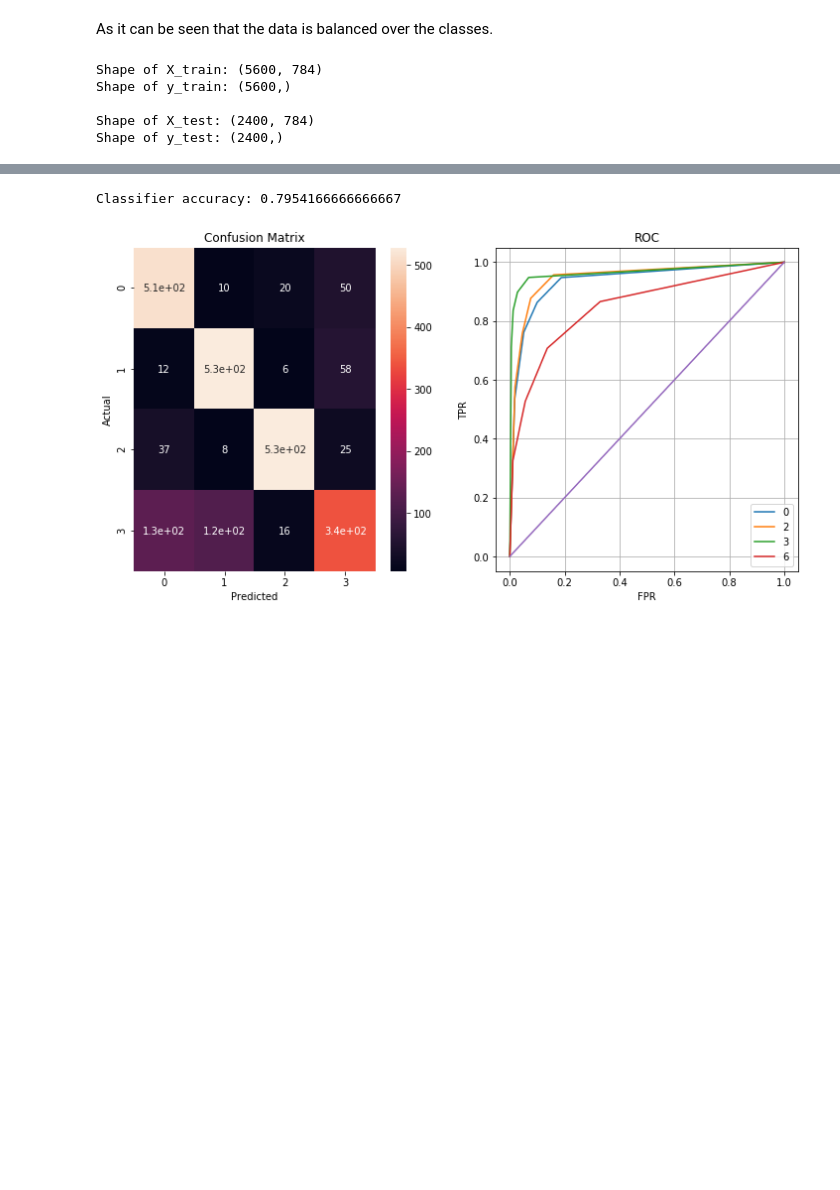
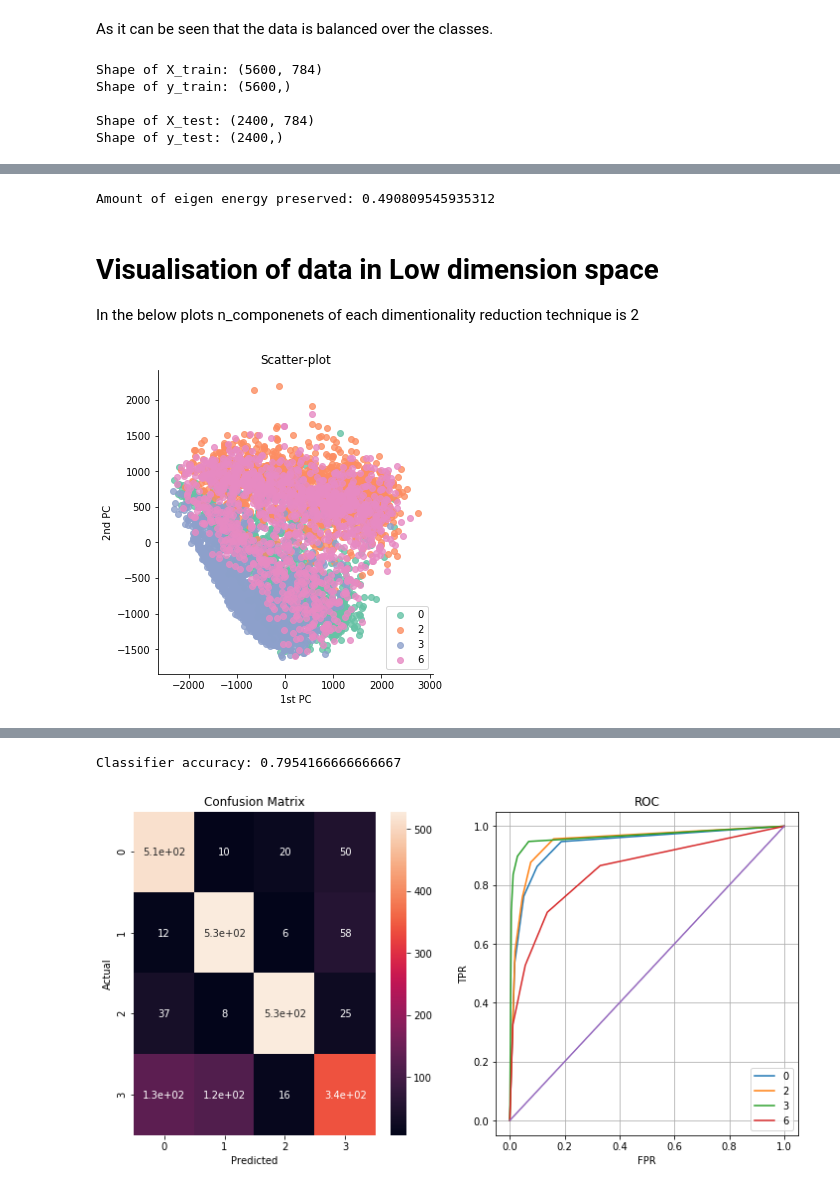
Before and after one commit to TheAnkurPandey/MIDASS_SIT, a Jupyter notebook: CV_Problem/ImageClassificationTask.ipynb, the cells around one changed output, grey strips where cells are left out. Cells and saved outputs as stored; diff of their text form; code cells hidden in the pictures; blank space fills up the shorter version.

```diff
--- a/CV_Problem/ImageClassificationTask.ipynb
+++ b/CV_Problem/ImageClassificationTask.ipynb
@@ -126,0 +137,16 @@ Shape of y_test: (2400,)
+# %%
+def reduce_dimension_by_pca(X_train, X_test, n_components):
+    from sklearn.decomposition import PCA
+
+    pca = PCA(n_components=n_components)
+
+    X_train = pca.fit_transform(X_train)
+    X_test = pca.transform(X_test)
+
+    print('Amount of eigen energy preserved:', np.sum(pca.explained_variance_ratio_))
+
+    return X_train, X_test
+# %%
+X_train_pca, X_test_pca = reduce_dimension_by_pca(X_train, X_test, 2)
+# %% [output]
+Amount of eigen energy preserved: 0.490809545935312
@@ -126,0 +177,16 @@ Shape of y_test: (2400,)
+# %% [markdown]
+# Visualisation of data in Low dimension space
+
+In the below plots n_componenets of each dimentionality reduction technique is 2
+# %%
+def scatter_plot(df, xlabel, ylabel, title):
+    sns.lmplot( x=xlabel, y=ylabel, data=df, fit_reg=False, hue='label', legend=False, palette="Set2")
+    plt.legend(loc='lower right')
+    ax = plt.gca()
+    ax.set_title(title)
+# %%
+df = pd.DataFrame(X_train_pca, columns=['1st PC', '2nd PC'])
+df = df.assign(label=np.array(y_train))
+scatter_plot(df, '1st PC', '2nd PC', 'Scatter-plot')
+# %% [output]
+[figure, added]
```
Also changed, not shown: parts of 35 cells of this notebook, 1 other file.
